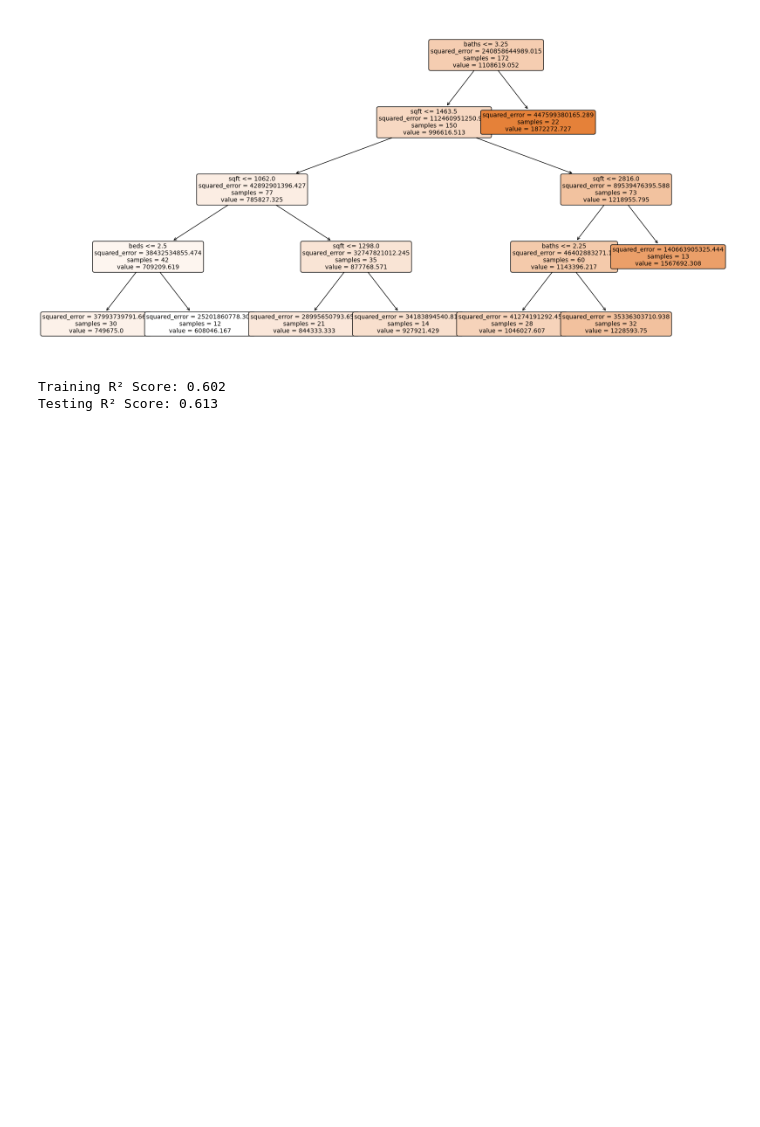
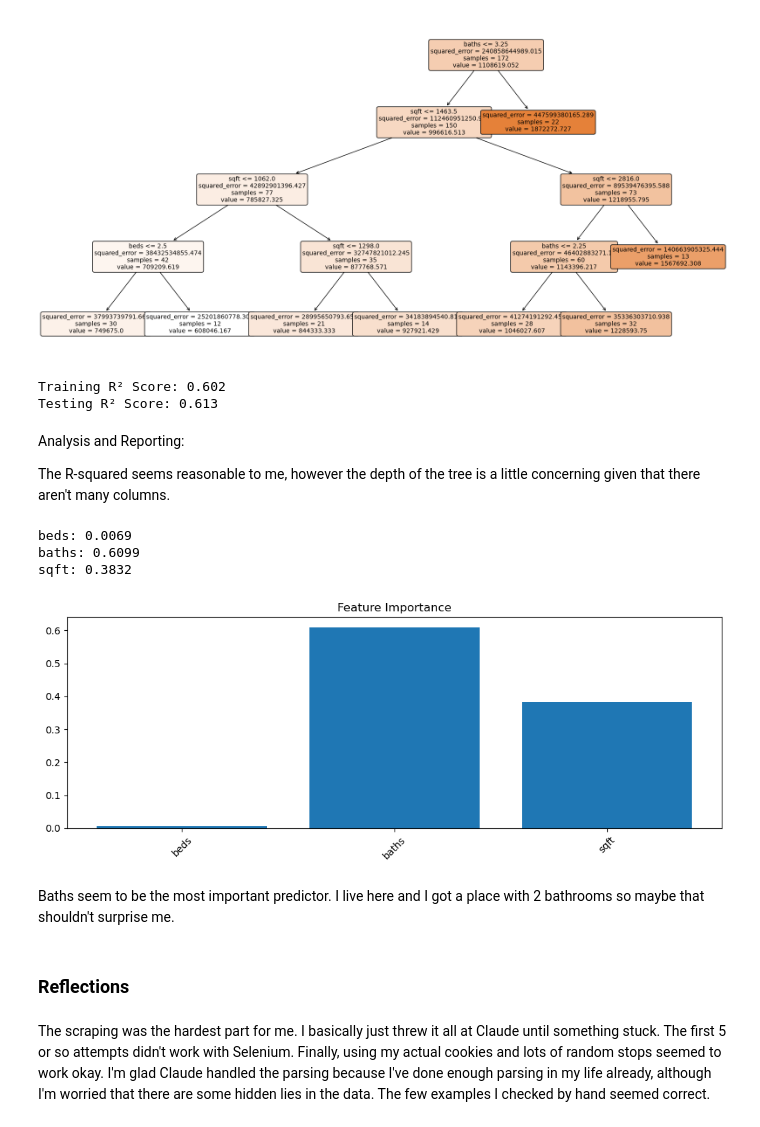
Before and after one commit to TheCarton/ZillowDecisionTree, a Jupyter notebook: src/luke_vandermale_zillow.ipynb, the cells around one changed output. Saved outputs shown, nothing was run; the diff lists cells and outputs as text; code cells hidden in the pictures; blank space fills up the shorter version.

Commit message:
add importance, new sections

```diff
--- a/src/luke_vandermale_zillow.ipynb
+++ b/src/luke_vandermale_zillow.ipynb
@@ -345,3 +345,31 @@ print(f"Testing R² Score: {test_score:.3f}")
 [figure]
 Training R² Score: 0.602
 Testing R² Score: 0.613
+# %% [markdown]
+Analysis and Reporting:
+
+The R-squared seems reasonable to me, however the depth of the tree is a little concerning given that there aren't many columns.
+# %%
+# Get feature importances
+importances = dt.feature_importances_
+for feature, importance in zip(feature_cols, importances):
+   print(f"{feature}: {importance:.4f}")
+
+# Plot feature importances
+plt.figure(figsize=(10,4))
+plt.bar(feature_cols, importances)
+plt.xticks(rotation=45)
+plt.title('Feature Importance')
+plt.tight_layout()
+plt.show()
+# %% [output]
+beds: 0.0069
+baths: 0.6099
+sqft: 0.3832
+[figure, added]
+# %% [markdown]
+Baths seem to be the most important predictor. I live here and I got a place with 2 bathrooms so maybe that shouldn't surprise me.
+# %% [markdown]
+### Reflections
+# %% [markdown]
+The scraping was the hardest part for me. I basically just threw it all at Claude until something stuck. The first 5 or so attempts didn't work with Selenium. Finally, using my actual cookies and lots of random stops seemed to work okay. I'm glad Claude handled the parsing because I've done enough parsing in my life already, although I'm worried that there are some hidden lies in the data. The few examples I checked by hand seemed correct.
```
